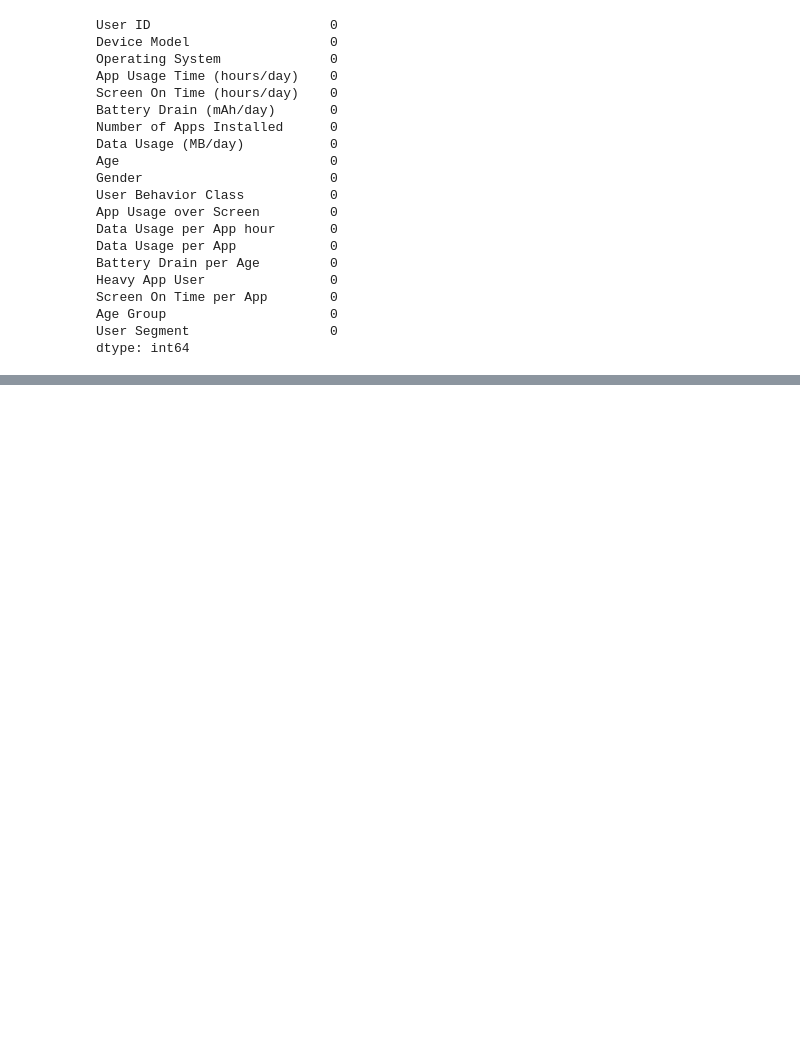
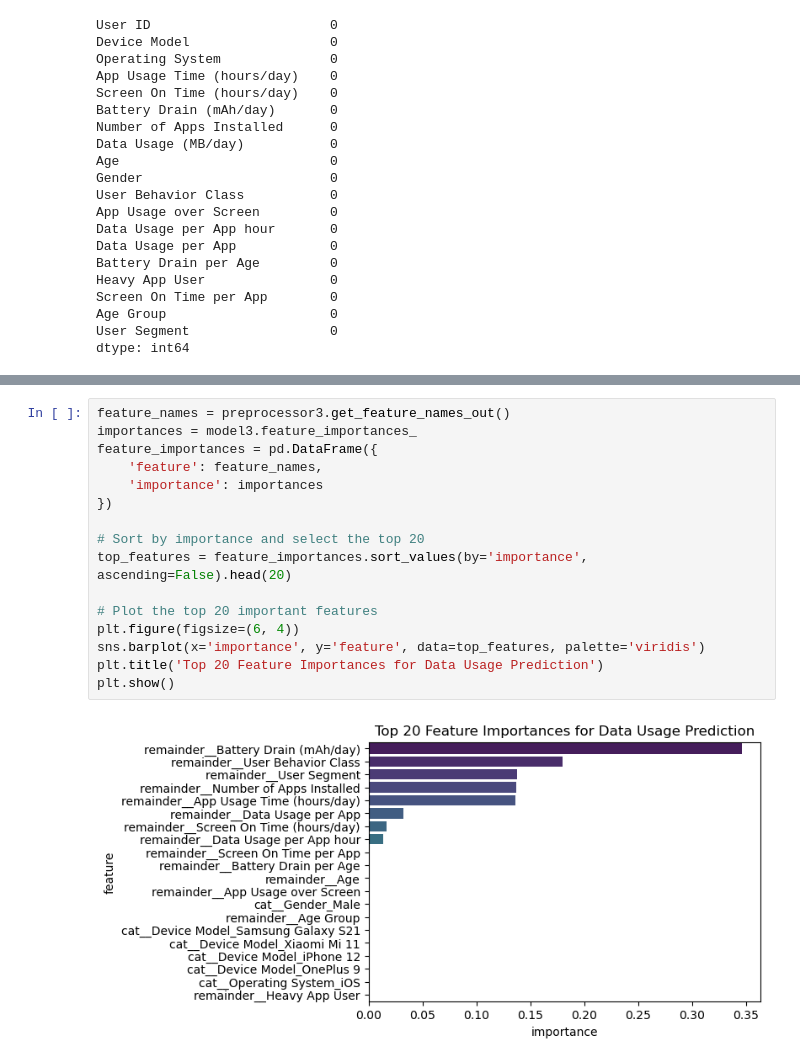
Before and after one commit to Zhiweikau/User_Behavior_Classification_and_Data_Usage_Prediction, a Jupyter notebook: Python/User Behavior Classification and Data Usage Prediction.ipynb, the cells around one changed output, grey strips where cells are left out. Drawn from its saved outputs; the diff is of its cells as text; blank space fills up the shorter version.

```diff
--- a/Python/User Behavior Classification and Data Usage Prediction.ipynb
+++ b/Python/User Behavior Classification and Data Usage Prediction.ipynb
@@ -695,0 +642,18 @@ Name: Data Usage (MB/day), dtype: float64
+# %%
+feature_names = preprocessor3.get_feature_names_out()
+importances = model3.feature_importances_
+feature_importances = pd.DataFrame({
+    'feature': feature_names,
+    'importance': importances
+})
+
+# Sort by importance and select the top 20
+top_features = feature_importances.sort_values(by='importance', ascending=False).head(20)
+
+# Plot the top 20 important features
+plt.figure(figsize=(6, 4))
+sns.barplot(x='importance', y='feature', data=top_features, palette='viridis')
+plt.title('Top 20 Feature Importances for Data Usage Prediction')
+plt.show()
+# %% [output]
+[figure, added]
```
Also changed, not shown: parts of 9 cells of this notebook.
